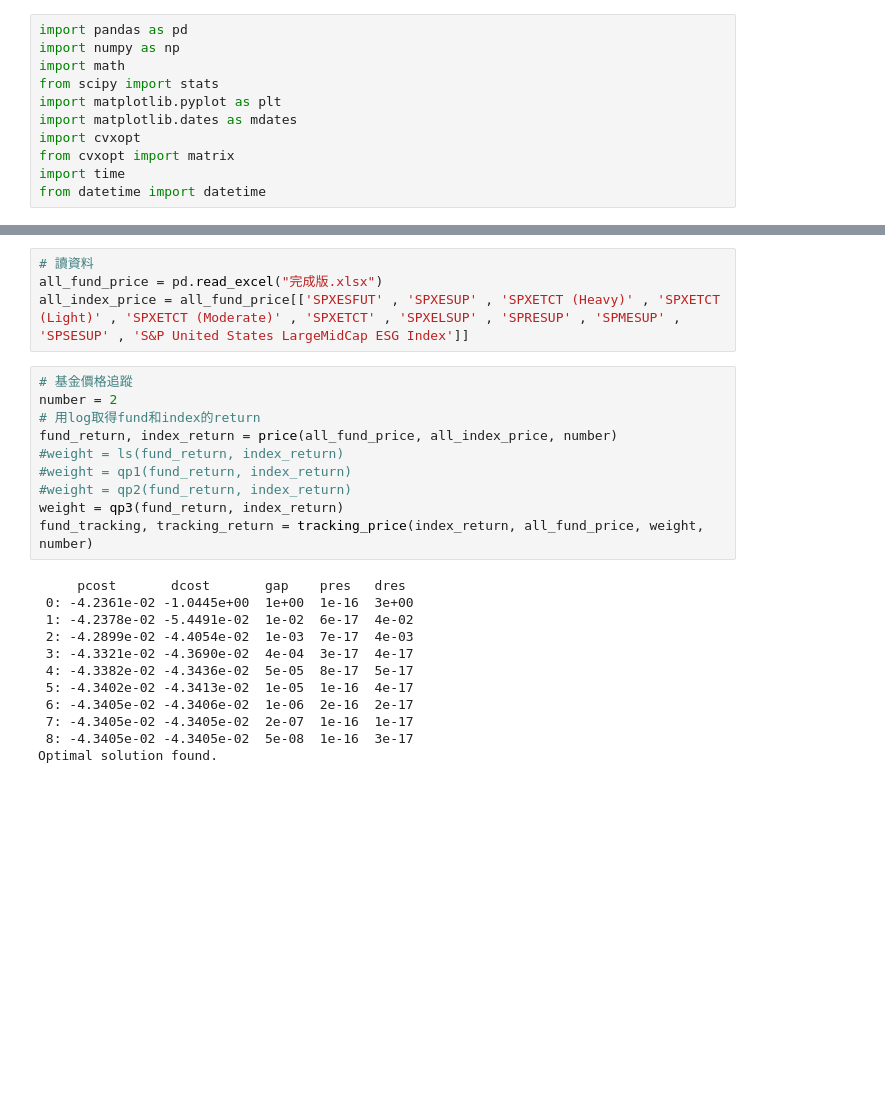
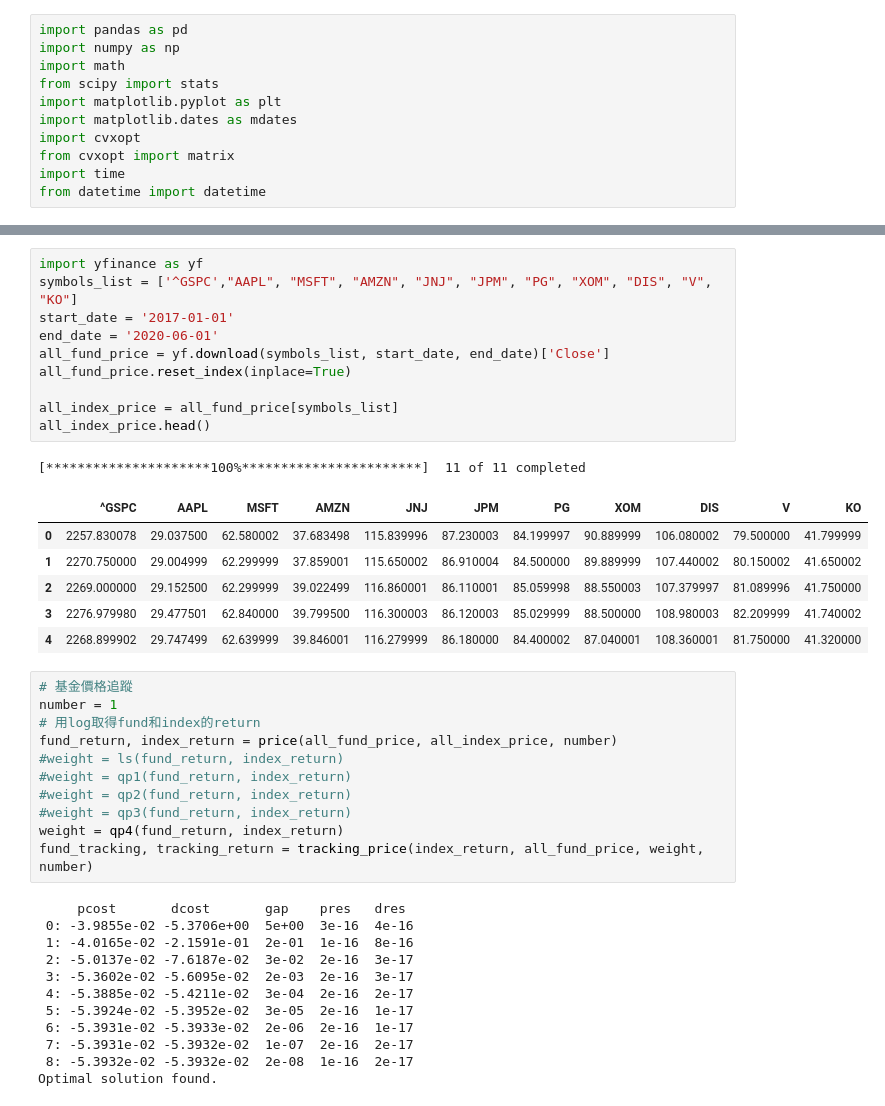
Before and after one commit to rxthlessbeats/Index-tracking, a Jupyter notebook: Index Tracking/Index_tracking2.ipynb, the cells around one changed output, grey strips where cells are left out. Drawn from its saved outputs; the diff is of its cells as text; blank space fills up the shorter version.

```diff
--- a/Index Tracking/Index_tracking2.ipynb
+++ b/Index Tracking/Index_tracking2.ipynb
@@ -127,31 +142,46 @@ def Error(predict, gt):
         return_gt[i] = math.log((gt[i+1]/gt[i]))
     difference = return_gt - return_predict
     return np.mean(difference), np.std(difference), np.linalg.norm(difference), np.mean(abs(difference)), np.mean(difference**2)
-# %%
-# 讀資料
-all_fund_price = pd.read_excel("完成版.xlsx")
-all_index_price = all_fund_price[['SPXESFUT' , 'SPXESUP' , 'SPXETCT (Heavy)' , 'SPXETCT (Light)' , 'SPXETCT (Moderate)' , 'SPXETCT' , 'SPXELSUP' , 'SPRESUP' , 'SPMESUP' , 'SPSESUP' , 'S&P United States LargeMidCap ESG Index']]
+# %%
+import yfinance as yf
+symbols_list = ['^GSPC',"AAPL", "MSFT", "AMZN", "JNJ", "JPM", "PG", "XOM", "DIS", "V", "KO"]
+start_date = '2017-01-01'
+end_date = '2020-06-01'
+all_fund_price = yf.download(symbols_list, start_date, end_date)['Close']
+all_fund_price.reset_index(inplace=True)
+
+all_index_price = all_fund_price[symbols_list]
+all_index_price.head()
+# %% [output]
+[*********************100%***********************]  11 of 11 completed
+|  | ^GSPC | AAPL | MSFT | AMZN | JNJ | JPM | PG | XOM | DIS | V | KO |
+| 0 | 2257.830078 | 29.037500 | 62.580002 | 37.683498 | 115.839996 | 87.230003 | 84.199997 | 90.889999 | 106.080002 | 79.500000 | 41.799999 |
+| 1 | 2270.750000 | 29.004999 | 62.299999 | 37.859001 | 115.650002 | 86.910004 | 84.500000 | 89.889999 | 107.440002 | 80.150002 | 41.650002 |
+| 2 | 2269.000000 | 29.152500 | 62.299999 | 39.022499 | 116.860001 | 86.110001 | 85.059998 | 88.550003 | 107.379997 | 81.089996 | 41.750000 |
+| 3 | 2276.979980 | 29.477501 | 62.840000 | 39.799500 | 116.300003 | 86.120003 | 85.029999 | 88.500000 | 108.980003 | 82.209999 | 41.740002 |
+| 4 | 2268.899902 | 29.747499 | 62.639999 | 39.846001 | 116.279999 | 86.180000 | 84.400002 | 87.040001 | 108.360001 | 81.750000 | 41.320000 |
 # %%
 # 基金價格追蹤
-number = 2
+number = 1
 # 用log取得fund和index的return
 fund_return, index_return = price(all_fund_price, all_index_price, number)
 #weight = ls(fund_return, index_return)
 #weight = qp1(fund_return, index_return)
 #weight = qp2(fund_return, index_return)
-weight = qp3(fund_return, index_return)
+#weight = qp3(fund_return, index_return)
+weight = qp4(fund_return, index_return)
 fund_tracking, tracking_return = tracking_price(index_return, all_fund_price, weight, number)
 # %% [output]
      pcost       dcost       gap    pres   dres
- 0: -4.2361e-02 -1.0445e+00  1e+00  1e-16  3e+00
- 1: -4.2378e-02 -5.4491e-02  1e-02  6e-17  4e-02
- 2: -4.2899e-02 -4.4054e-02  1e-03  7e-17  4e-03
- 3: -4.3321e-02 -4.3690e-02  4e-04  3e-17  4e-17
- 4: -4.3382e-02 -4.3436e-02  5e-05  8e-17  5e-17
- 5: -4.3402e-02 -4.3413e-02  1e-05  1e-16  4e-17
- 6: -4.3405e-02 -4.3406e-02  1e-06  2e-16  2e-17
- 7: -4.3405e-02 -4.3405e-02  2e-07  1e-16  1e-17
- 8: -4.3405e-02 -4.3405e-02  5e-08  1e-16  3e-17
+ 0: -3.9855e-02 -5.3706e+00  5e+00  3e-16  4e-16
+ 1: -4.0165e-02 -2.1591e-01  2e-01  1e-16  8e-16
+ 2: -5.0137e-02 -7.6187e-02  3e-02  2e-16  3e-17
+ 3: -5.3602e-02 -5.6095e-02  2e-03  2e-16  3e-17
+ 4: -5.3885e-02 -5.4211e-02  3e-04  2e-16  2e-17
+ 5: -5.3924e-02 -5.3952e-02  3e-05  2e-16  1e-17
+ 6: -5.3931e-02 -5.3933e-02  2e-06  2e-16  1e-17
+ 7: -5.3931e-02 -5.3932e-02  1e-07  2e-16  2e-17
+ 8: -5.3932e-02 -5.3932e-02  2e-08  1e-16  2e-17
 Optimal solution found.
 # %%
 print(f'Weight:\n{weight}')
```
Also changed, not shown: parts of 9 cells of this notebook, 1 other file.
